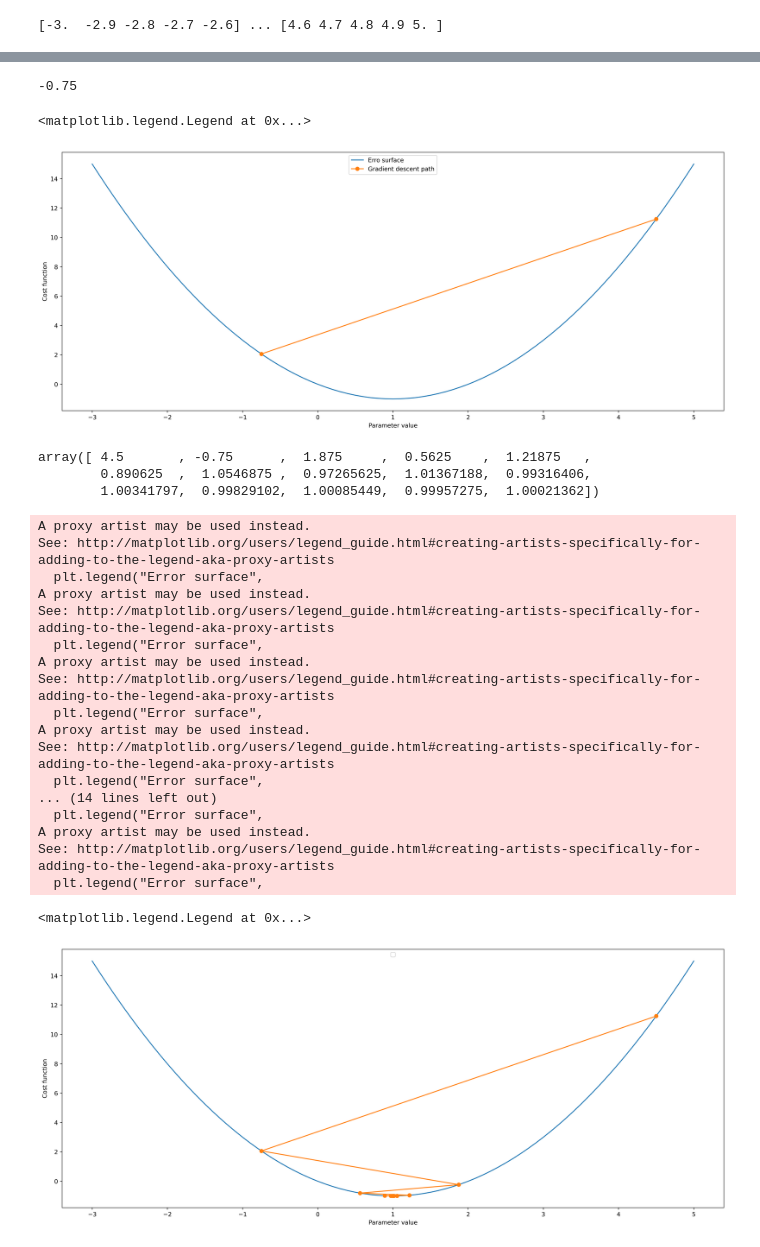
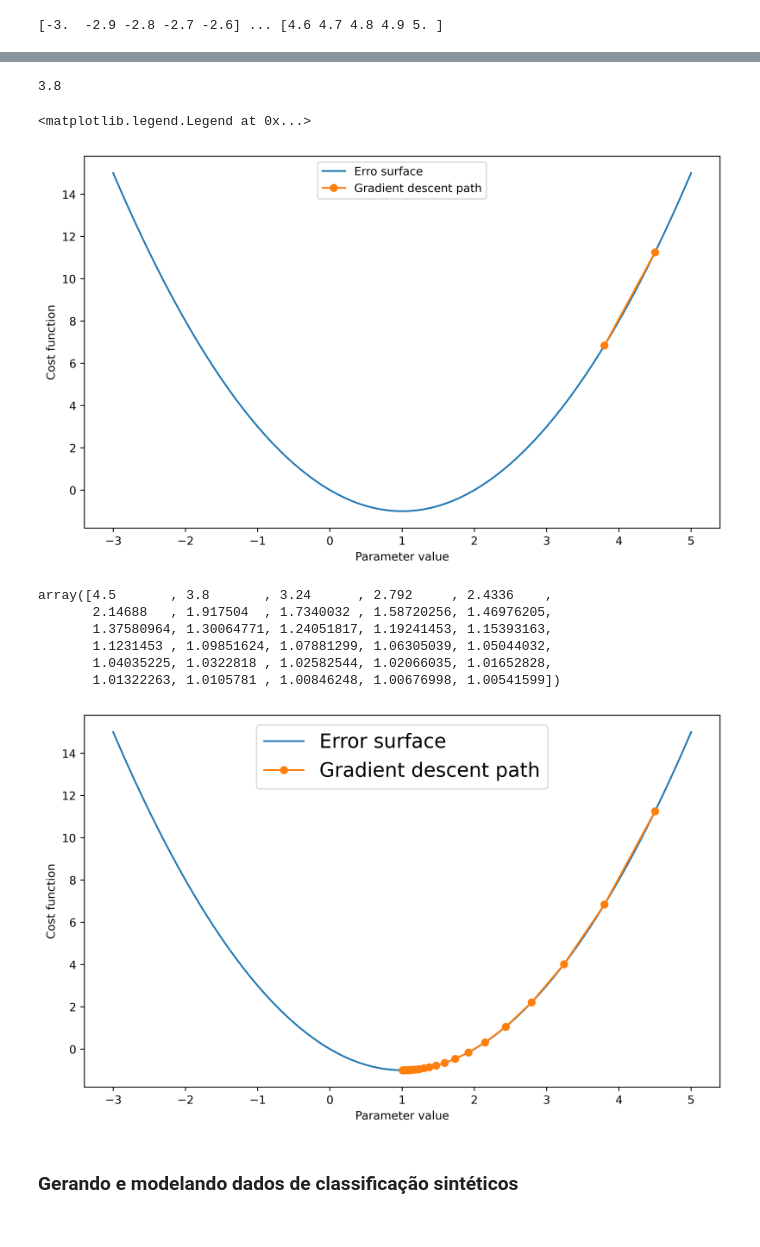
Before and after one commit to albertomendess/Estudos, a Jupyter notebook: Pt_04_Trade_off_entre_viés_e_variância.ipynb, the cells around one changed output, grey strips where cells are left out. Drawn from its saved outputs; the diff is of its cells as text; code cells hidden in the pictures.

```diff
--- a/Pt_04_Trade_off_entre_viés_e_variância.ipynb
+++ b/Pt_04_Trade_off_entre_viés_e_variância.ipynb
@@ -11,7 +14,7 @@ from sklearn.feature_selection import SelectPercentile
 %matplotlib inline
 # %%
 mpl.rcParams['figure.dpi'] = 400
-mpl.rcParams['figure.figsize'] = [20, 8]
+mpl.rcParams['figure.figsize'] = [10, 6]
 mpl.rcParams['axes.titlecolor'] = 'Grey'
 # %% [markdown]
 ### Gradiente descendente para a descoberta de valores se parâmetros ótimos
@@ -39,11 +42,11 @@ Text(0.0, 1.0, 'Error surface')
 def gradient(X):
     return (2*X) - 2
 x_start = 4.5
-learning_rate = 0.75
+learning_rate = 0.1
 x_next = x_start - gradient(x_start)*learning_rate
 x_next
 # %% [output]
--0.75
+3.8
 # %%
 plt.plot(X_poly, y_poly)
 plt.plot([x_start, x_next],
@@ -56,9 +59,9 @@ plt.legend(["Erro surface",
            loc= 'upper center')
 # %% [output]
 <matplotlib.legend.Legend at 0x...>
-[figure, old version]
+[figure, new version]
 # %%
-iterations = 15
+iterations = 30
 x_path = np.empty(iterations,)
 x_path[0] = x_start
 
@@ -68,36 +71,28 @@ for iteration_count in range(1, iterations):
 
 x_path
 # %% [output]
-array([ 4.5       , -0.75      ,  1.875     ,  0.5625    ,  1.21875   ,
-        0.890625  ,  1.0546875 ,  0.97265625,  1.01367188,  0.99316406,
-        1.00341797,  0.99829102,  1.00085449,  0.99957275,  1.00021362])
+array([4.5       , 3.8       , 3.24      , 2.792     , 2.4336    ,
+       2.14688   , 1.917504  , 1.7340032 , 1.58720256, 1.46976205,
+       1.37580964, 1.30064771, 1.24051817, 1.19241453, 1.15393163,
+       1.1231453 , 1.09851624, 1.07881299, 1.06305039, 1.05044032,
+       1.04035225, 1.0322818 , 1.02582544, 1.02066035, 1.01652828,
+       1.01322263, 1.0105781 , 1.00846248, 1.00676998, 1.00541599])
 # %%
 plt.plot(X_poly, y_poly)
 plt.plot(x_path,
          cost_function(x_path),
          '-o')
 plt.xlabel("Parameter value")
 plt.ylabel("Cost function")
-plt.legend("Error surface",
-           "Gradient descent path",
-           loc= 'upper center')
+plt.legend(["Error surface",
+           "Gradient descent path"],
+           loc= 'upper center',
+           fontsize= 'xx-large')
+
+# plt.savefig('gradiente_decsendente.png',dpi= 400, format='png')
+
+plt.show()
 # %% [output]
-A proxy artist may be used instead.
-See: http://matplotlib.org/users/legend_guide.html#creating-artists-specifically-for-adding-to-the-legend-aka-proxy-artists
-  plt.legend("Error surface",
-A proxy artist may be used instead.
-See: http://matplotlib.org/users/legend_guide.html#creating-artists-specifically-for-adding-to-the-legend-aka-proxy-artists
-  plt.legend("Error surface",
-A proxy artist may be used instead.
-See: http://matplotlib.org/users/legend_guide.html#creating-artists-specifically-for-adding-to-the-legend-aka-proxy-artists
-  plt.legend("Error surface",
-A proxy artist may be used instead.
-See: http://matplotlib.org/users/legend_guide.html#creating-artists-specifically-for-adding-to-the-legend-aka-proxy-artists
-  plt.legend("Error surface",
-... (14 lines left out)
-  plt.legend("Error surface",
-A proxy artist may be used instead.
-See: http://matplotlib.org/users/legend_guide.html#creating-artists-specifically-for-adding-to-the-legend-aka-proxy-artists
-  plt.legend("Error surface",
-<matplotlib.legend.Legend at 0x...>
-[figure, old version]
+[figure, new version]
+# %% [markdown]
+### Gerando e modelando dados de classificação sintéticos
```
Also changed, not shown: parts of 5 cells of this notebook.
